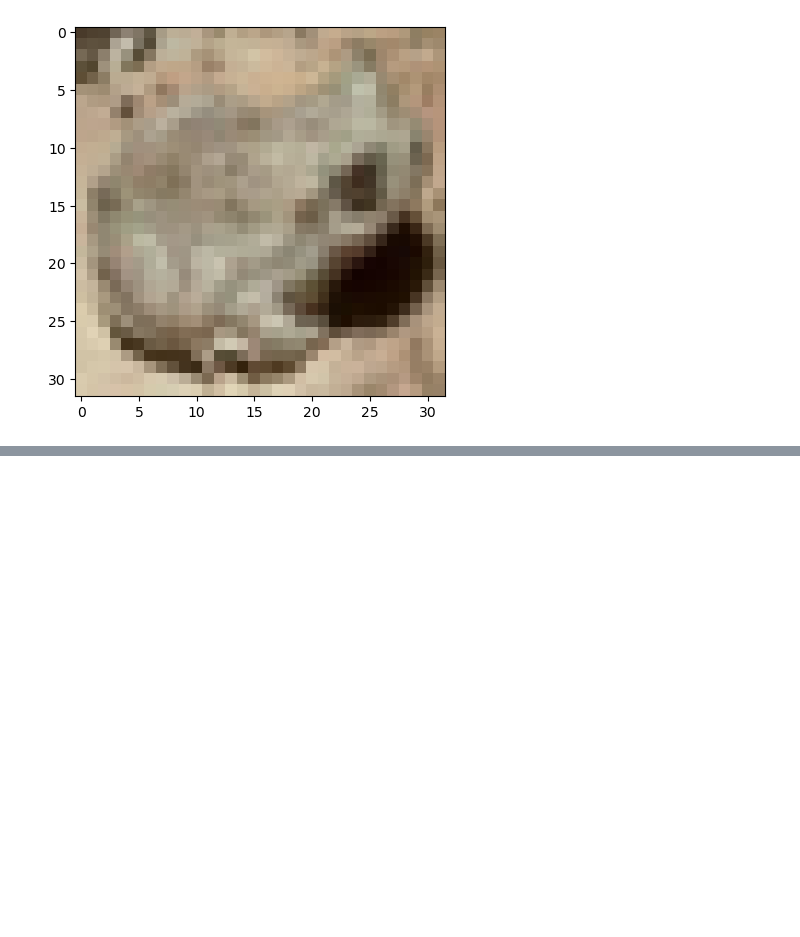
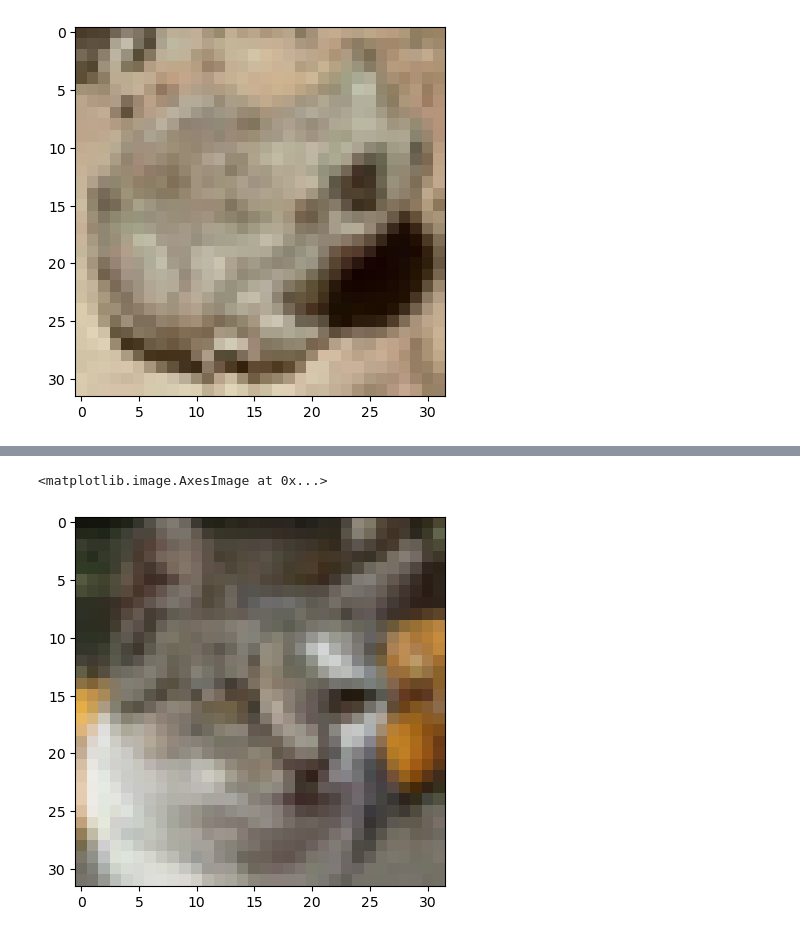
Before and after one commit to SKholkin/ODE_SDE_models_paired_learning, a Jupyter notebook: sandbox.ipynb, the cells around one changed output, grey strips where cells are left out. Cells and saved outputs as stored; diff of their text form; code cells hidden in the pictures; blank space fills up the shorter version.

```diff
--- a/sandbox.ipynb
+++ b/sandbox.ipynb
@@ -112,0 +130,16 @@ plt.imshow(imgs_dist1[0].permute([1, 2, 0]))
+# %%
+
+def unpaint_center(images, mask_size=0.5):
+    img_size = images.shape[-1]
+    mask = torch.ones_like(images)
+    mask[:, int(mask_size / 2 * img_size):img_size - int(mask_size / 2 * img_size), int(mask_size / 2 * img_size):img_size - int(mask_size / 2 * img_size)] = 0
+    return torch.mul(images, mask)
+
+x_0 = sample_images[0]
+x_1 = sample_images[1]
+x_t_samples = bm_model.sample_x_t(x_0.unsqueeze(0).repeat([t_range.shape[0], 1, 1, 1]), x_1.unsqueeze(0).repeat([t_range.shape[0], 1, 1, 1]), t_range)
+# %%
+plt.imshow(x_t_samples[50].permute([1, 2, 0]) * 0.5 + 0.5)
+# %% [output]
+<matplotlib.image.AxesImage at 0x...>
+[figure, added]
```
Also changed, not shown: parts of 4 cells of this notebook, 3 other files.
